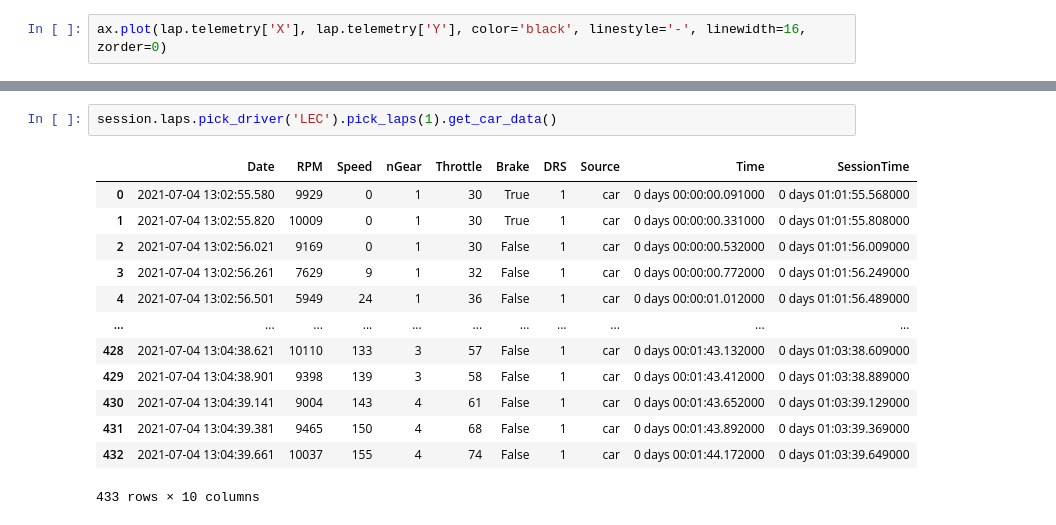
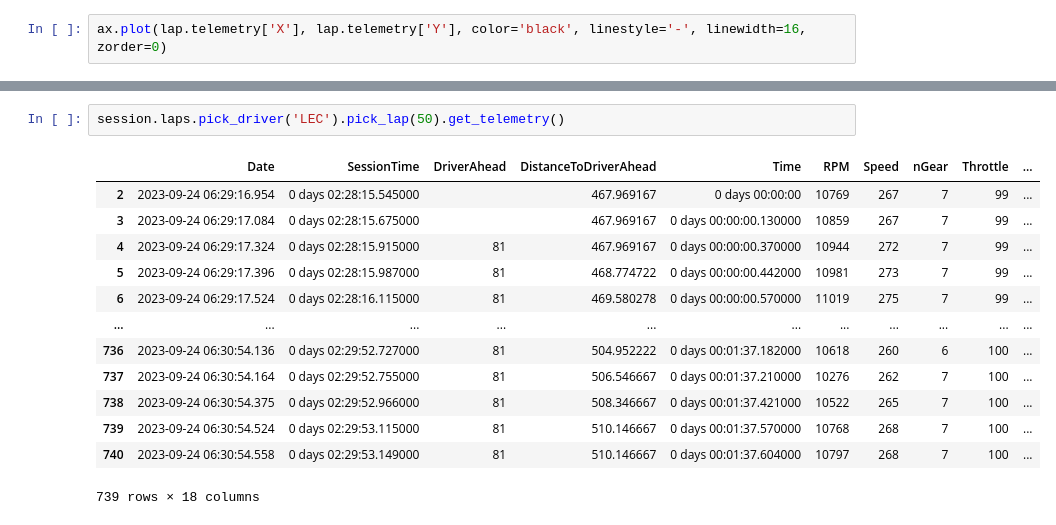
Before and after one commit to soufiane98b/F1ashAnalysis, a Jupyter notebook: exploration/exploration.ipynb, the cells around one changed output, grey strips where cells are left out. Drawn from its saved outputs; the diff is of its cells as text.

```diff
--- a/exploration/exploration.ipynb
+++ b/exploration/exploration.ipynb
@@ -251,16 +331,16 @@ plt.plot(lap.telemetry['X'], lap.telemetry['Y'])
 # %%
-session.laps.pick_driver('LEC').pick_laps(1).get_car_data()
+session.laps.pick_driver('LEC').pick_lap(50).get_telemetry()
 # %% [output]
-|  | Date | RPM | Speed | nGear | Throttle | Brake | DRS | Source | Time | SessionTime |
-| 0 | 2021-07-04 13:02:55.580 | 9929 | 0 | 1 | 30 | True | 1 | car | 0 days 00:00:00.091000 | 0 days 01:01:55.568000 |
-| 1 | 2021-07-04 13:02:55.820 | 10009 | 0 | 1 | 30 | True | 1 | car | 0 days 00:00:00.331000 | 0 days 01:01:55.808000 |
-| 2 | 2021-07-04 13:02:56.021 | 9169 | 0 | 1 | 30 | False | 1 | car | 0 days 00:00:00.532000 | 0 days 01:01:56.009000 |
-| 3 | 2021-07-04 13:02:56.261 | 7629 | 9 | 1 | 32 | False | 1 | car | 0 days 00:00:00.772000 | 0 days 01:01:56.249000 |
-| 4 | 2021-07-04 13:02:56.501 | 5949 | 24 | 1 | 36 | False | 1 | car | 0 days 00:00:01.012000 | 0 days 01:01:56.489000 |
+|  | Date | SessionTime | DriverAhead | DistanceToDriverAhead | Time | RPM | Speed | nGear | Throttle | ... |
+| 2 | 2023-09-24 06:29:16.954 | 0 days 02:28:15.545000 |  | 467.969167 | 0 days 00:00:00 | 10769 | 267 | 7 | 99 | ... |
+| 3 | 2023-09-24 06:29:17.084 | 0 days 02:28:15.675000 |  | 467.969167 | 0 days 00:00:00.130000 | 10859 | 267 | 7 | 99 | ... |
+| 4 | 2023-09-24 06:29:17.324 | 0 days 02:28:15.915000 | 81 | 467.969167 | 0 days 00:00:00.370000 | 10944 | 272 | 7 | 99 | ... |
+| 5 | 2023-09-24 06:29:17.396 | 0 days 02:28:15.987000 | 81 | 468.774722 | 0 days 00:00:00.442000 | 10981 | 273 | 7 | 99 | ... |
+| 6 | 2023-09-24 06:29:17.524 | 0 days 02:28:16.115000 | 81 | 469.580278 | 0 days 00:00:00.570000 | 11019 | 275 | 7 | 99 | ... |
 | ... | ... | ... | ... | ... | ... | ... | ... | ... | ... | ... |
-| 428 | 2021-07-04 13:04:38.621 | 10110 | 133 | 3 | 57 | False | 1 | car | 0 days 00:01:43.132000 | 0 days 01:03:38.609000 |
-| 429 | 2021-07-04 13:04:38.901 | 9398 | 139 | 3 | 58 | False | 1 | car | 0 days 00:01:43.412000 | 0 days 01:03:38.889000 |
-| 430 | 2021-07-04 13:04:39.141 | 9004 | 143 | 4 | 61 | False | 1 | car | 0 days 00:01:43.652000 | 0 days 01:03:39.129000 |
-| 431 | 2021-07-04 13:04:39.381 | 9465 | 150 | 4 | 68 | False | 1 | car | 0 days 00:01:43.892000 | 0 days 01:03:39.369000 |
-| 432 | 2021-07-04 13:04:39.661 | 10037 | 155 | 4 | 74 | False | 1 | car | 0 days 00:01:44.172000 | 0 days 01:03:39.649000 |
+| 736 | 2023-09-24 06:30:54.136 | 0 days 02:29:52.727000 | 81 | 504.952222 | 0 days 00:01:37.182000 | 10618 | 260 | 6 | 100 | ... |
+| 737 | 2023-09-24 06:30:54.164 | 0 days 02:29:52.755000 | 81 | 506.546667 | 0 days 00:01:37.210000 | 10276 | 262 | 7 | 100 | ... |
+| 738 | 2023-09-24 06:30:54.375 | 0 days 02:29:52.966000 | 81 | 508.346667 | 0 days 00:01:37.421000 | 10522 | 265 | 7 | 100 | ... |
+| 739 | 2023-09-24 06:30:54.524 | 0 days 02:29:53.115000 | 81 | 510.146667 | 0 days 00:01:37.570000 | 10768 | 268 | 7 | 100 | ... |
+| 740 | 2023-09-24 06:30:54.558 | 0 days 02:29:53.149000 | 81 | 510.146667 | 0 days 00:01:37.604000 | 10797 | 268 | 7 | 100 | ... |
-433 rows × 10 columns
+739 rows × 18 columns
```
Also changed, not shown: parts of 20 cells of this notebook, 4 other files.
